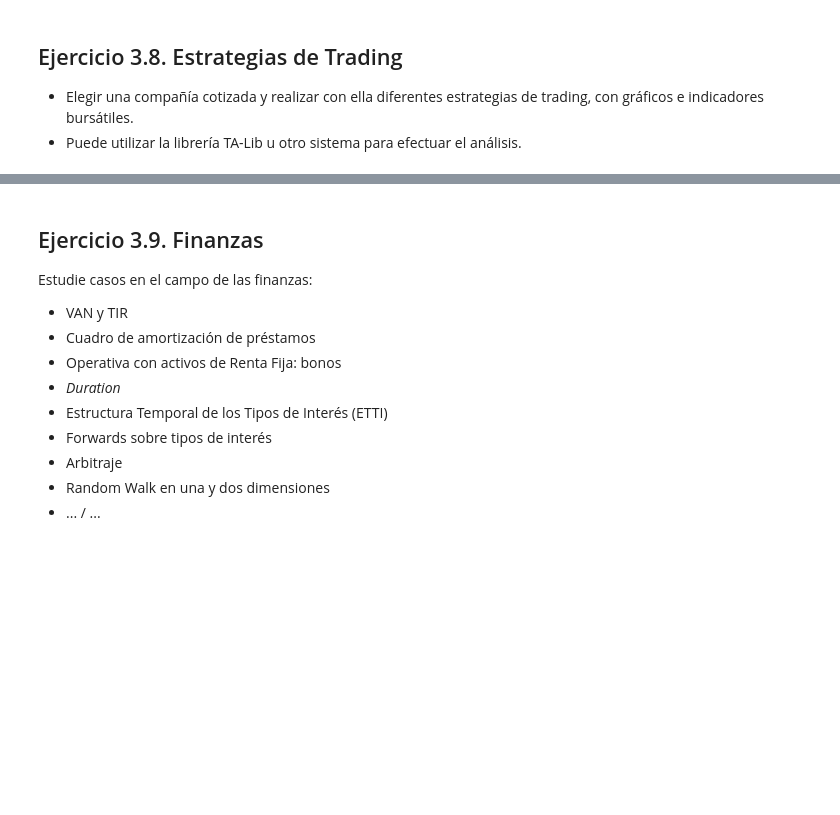
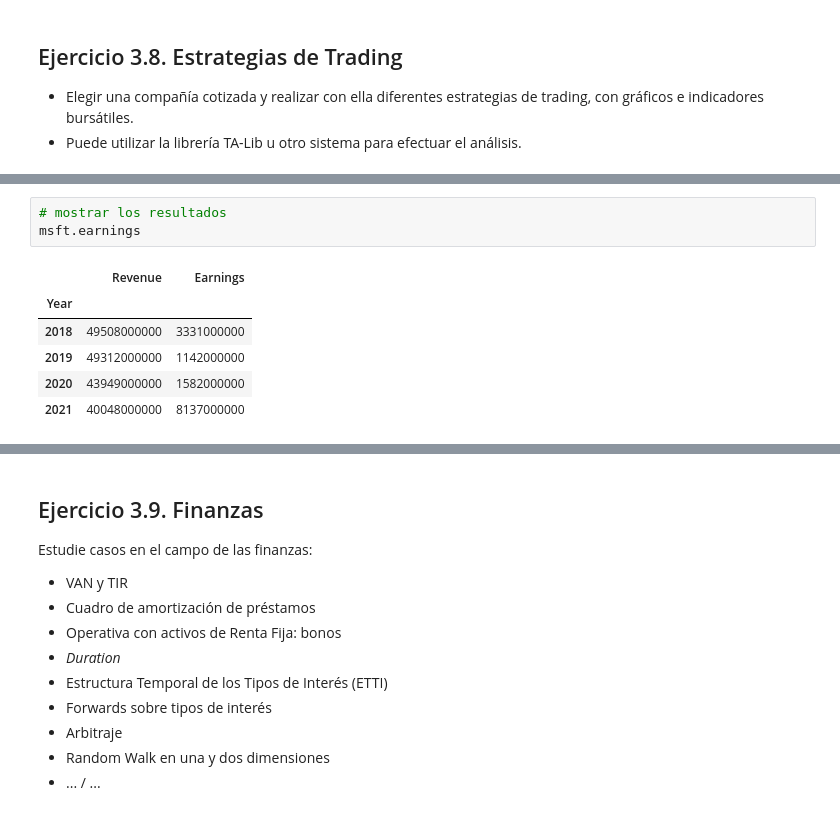
Before and after one commit to vadillo87/EJERCICIOS-QUINCENA-1, a Jupyter notebook: practicas/practica3.ipynb, the cells around one changed output, grey strips where cells are left out. Saved outputs shown, nothing was run; the diff lists cells and outputs as text; blank space fills up the shorter version.

```diff
--- a/practicas/practica3.ipynb
+++ b/practicas/practica3.ipynb
@@ -152,0 +230,10 @@ Adjuntar capturas de pantalla mostrando el funcionamiento del bot en Telegram.
+# %%
+# mostrar los resultados
+msft.earnings
+# %% [output]
+|  | Revenue | Earnings |
+| Year |  |  |
+| 2018 | 49508000000 | 3331000000 |
+| 2019 | 49312000000 | 1142000000 |
+| 2020 | 43949000000 | 1582000000 |
+| 2021 | 40048000000 | 8137000000 |
```
Also changed, not shown: parts of 10 cells of this notebook.
